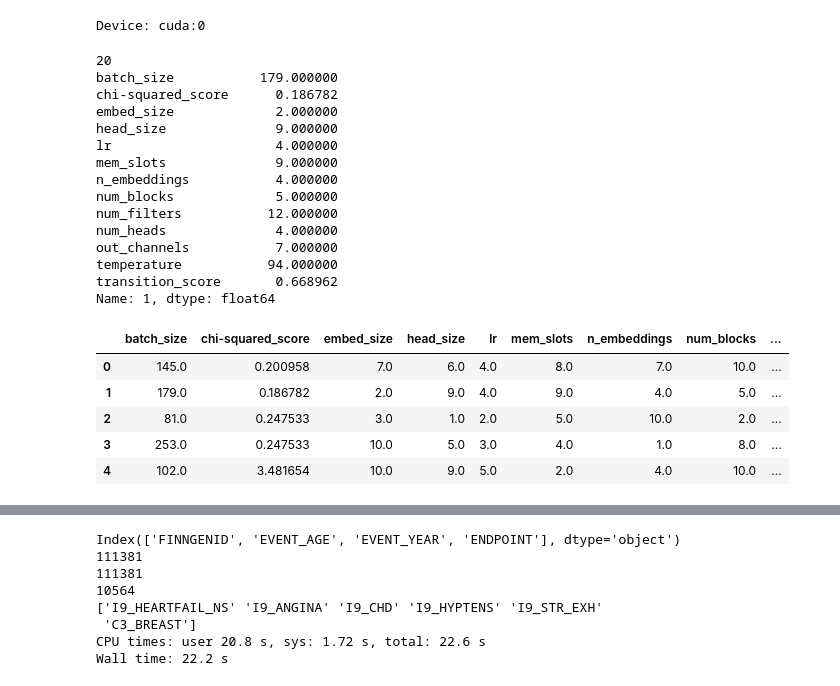
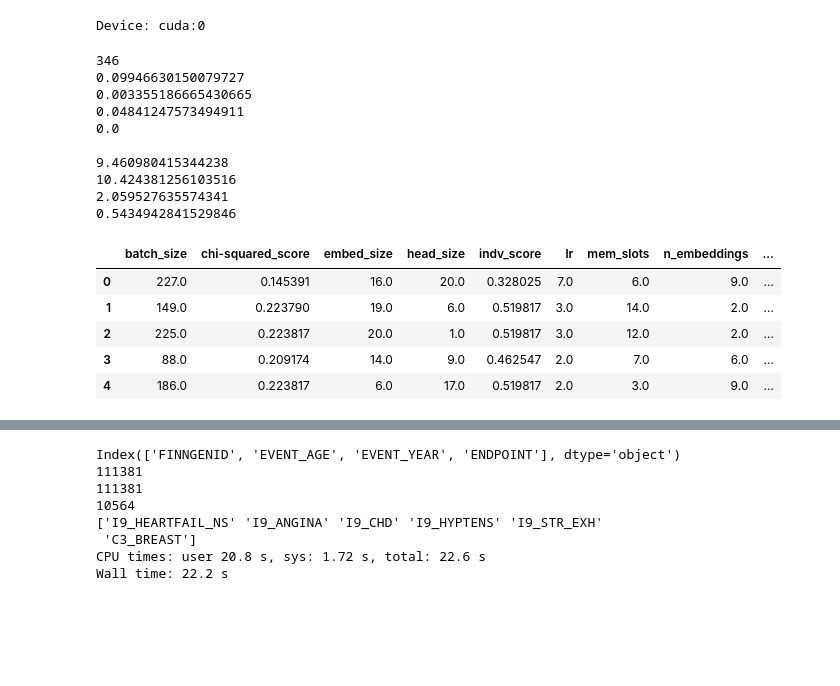
Before and after one commit to dsgelab/FinnGAN, a Jupyter notebook: main.ipynb, the cells around one changed output, grey strips where cells are left out. Drawn from its saved outputs; the diff is of its cells as text; code cells hidden in the pictures; blank space fills up the shorter version.

```diff
--- a/main.ipynb
+++ b/main.ipynb
@@ -45,32 +45,35 @@ Tensor = torch.cuda.FloatTensor if cuda else torch.FloatTensor
 # %% [output]
 Device: cuda:0
 # %%
-search_results = pd.read_csv('search_results/random_search.csv', index_col = 0)
+search_results = pd.read_csv('search_results/random_search_10564.csv', index_col = 0)
 print(len(search_results))
-print(search_results.iloc[search_results['transition_score'].idxmin()])
+print(search_results['transition_score'].min())
+print(search_results['chi-squared_score'].min())
+print(search_results['indv_score'].min())
+print(search_results['similarity_score'].min())
+print()
+print(search_results['transition_score'].max())
+print(search_results['chi-squared_score'].max())
+print(search_results['indv_score'].max())
+print(search_results['similarity_score'].max())
 search_results.head()
 # %% [output]
-20
-batch_size           179.000000
-chi-squared_score      0.186782
-embed_size             2.000000
-head_size              9.000000
-lr                     4.000000
-mem_slots              9.000000
-n_embeddings           4.000000
-num_blocks             5.000000
-num_filters           12.000000
-num_heads              4.000000
-out_channels           7.000000
-temperature           94.000000
-transition_score       0.668962
-Name: 1, dtype: float64
+346
+0.09946630150079727
+0.003355186665430665
+0.04841247573494911
+0.0
+
+9.460980415344238
+10.424381256103516
+2.059527635574341
+0.5434942841529846
-|  | batch_size | chi-squared_score | embed_size | head_size | lr | mem_slots | n_embeddings | num_blocks | ... |
-| 0 | 145.0 | 0.200958 | 7.0 | 6.0 | 4.0 | 8.0 | 7.0 | 10.0 | ... |
-| 1 | 179.0 | 0.186782 | 2.0 | 9.0 | 4.0 | 9.0 | 4.0 | 5.0 | ... |
-| 2 | 81.0 | 0.247533 | 3.0 | 1.0 | 2.0 | 5.0 | 10.0 | 2.0 | ... |
-| 3 | 253.0 | 0.247533 | 10.0 | 5.0 | 3.0 | 4.0 | 1.0 | 8.0 | ... |
-| 4 | 102.0 | 3.481654 | 10.0 | 9.0 | 5.0 | 2.0 | 4.0 | 10.0 | ... |
+|  | batch_size | chi-squared_score | embed_size | head_size | indv_score | lr | mem_slots | n_embeddings | ... |
+| 0 | 227.0 | 0.145391 | 16.0 | 20.0 | 0.328025 | 7.0 | 6.0 | 9.0 | ... |
+| 1 | 149.0 | 0.223790 | 19.0 | 6.0 | 0.519817 | 3.0 | 14.0 | 2.0 | ... |
+| 2 | 225.0 | 0.223817 | 20.0 | 1.0 | 0.519817 | 3.0 | 12.0 | 2.0 | ... |
+| 3 | 88.0 | 0.209174 | 14.0 | 9.0 | 0.462547 | 2.0 | 7.0 | 6.0 | ... |
+| 4 | 186.0 | 0.223817 | 6.0 | 17.0 | 0.519817 | 2.0 | 3.0 | 9.0 | ... |
 # %%
 sns.set(style="ticks")
 
```
Also changed, not shown: parts of 7 cells of this notebook, 1 other file.
